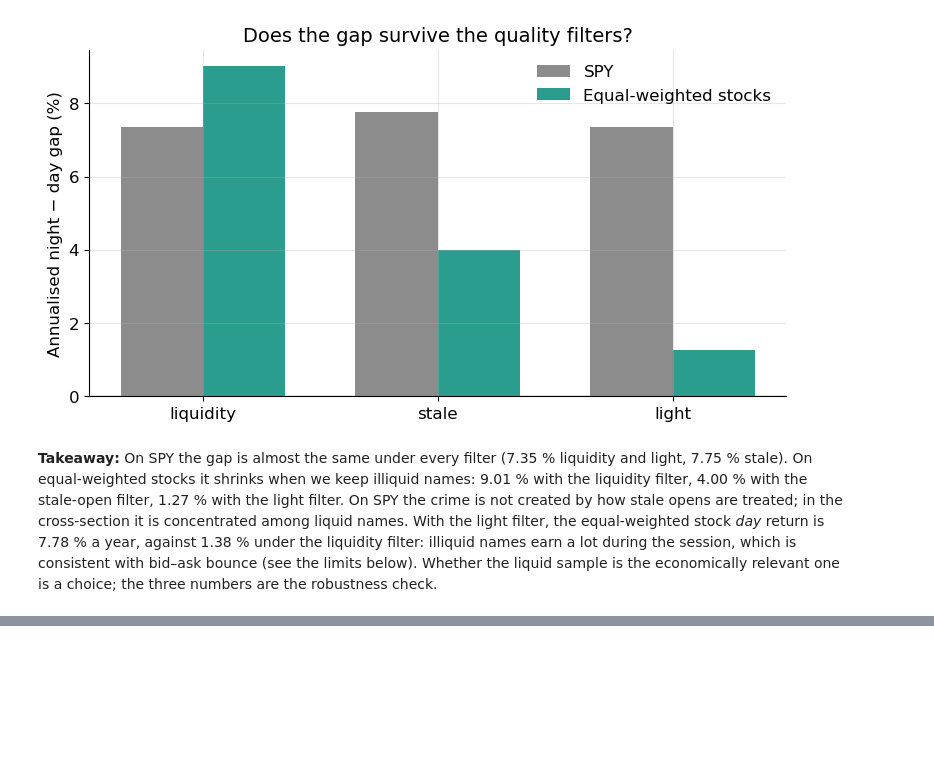
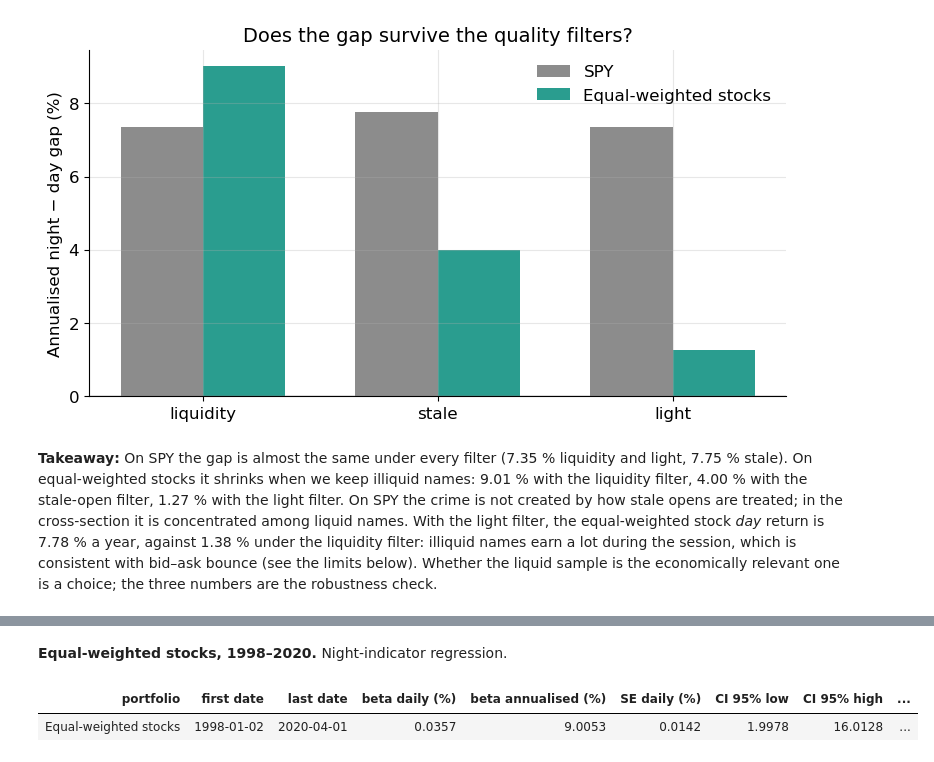
Before and after one commit to theanalysts-ada/Project_ADA_Stock_Markets_TheAnalysts, a Jupyter notebook: results.ipynb, the cells around one changed output, grey strips where cells are left out. Saved outputs shown, nothing was run; the diff lists cells and outputs as text; code cells hidden in the pictures; blank space fills up the shorter version.

```diff
--- a/results.ipynb
+++ b/results.ipynb
@@ -568,0 +526,8 @@ block_bootstrap_ci(ew["r_night"] - ew["r_day"])
+# %% [markdown]
+**Equal-weighted stocks, 1998–2020.** Night-indicator regression.
+# %%
+ew = ports["Stocks, equal-weighted"].dropna(subset=["r_night", "r_day"])
+label_sample(night_indicator_regression(ew), "Equal-weighted stocks", ew)
+# %% [output]
+| portfolio | first date | last date | beta daily (%) | beta annualised (%) | SE daily (%) | CI 95% low | CI 95% high | ... |
+| Equal-weighted stocks | 1998-01-02 | 2020-04-01 | 0.0357 | 9.0053 | 0.0142 | 1.9978 | 16.0128 | ... |
```
Also changed, not shown: parts of 24 cells of this notebook, 1 other file.
